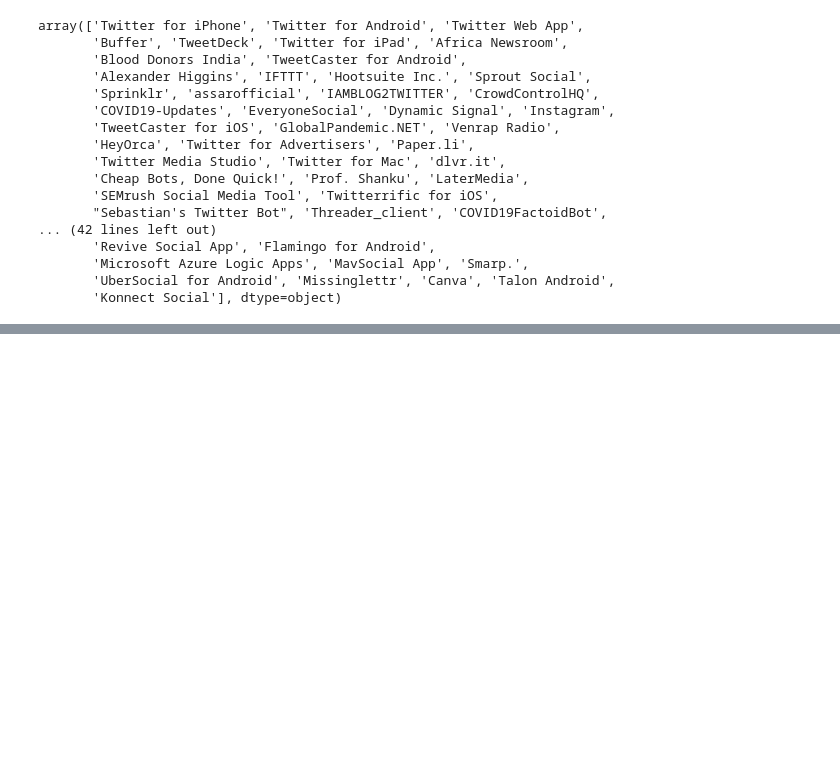
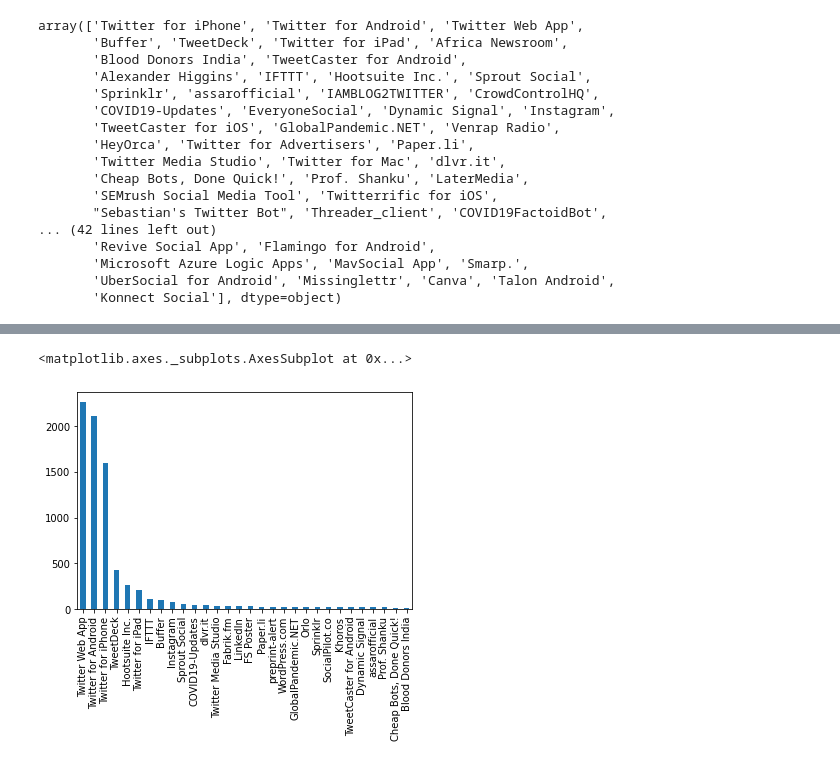
Before and after one commit to Anakha-s/Project-1, a Jupyter notebook: Untitled9.ipynb, the cells around one changed output, grey strips where cells are left out. Cells and saved outputs as stored; diff of their text form; code cells hidden in the pictures; blank space fills up the shorter version.

```diff
--- a/Untitled9.ipynb
+++ b/Untitled9.ipynb
@@ -69,0 +105,6 @@ array(['Twitter for iPhone', 'Twitter for Android', 'Twitter Web App',
+# %%
+#plot the top value counts
+df['source'].value_counts().nlargest(30).plot(kind='bar')
+# %% [output]
+<matplotlib.axes._subplots.AxesSubplot at 0x...>
+[figure, added]
```
Also changed, not shown: parts of 3 cells of this notebook.
